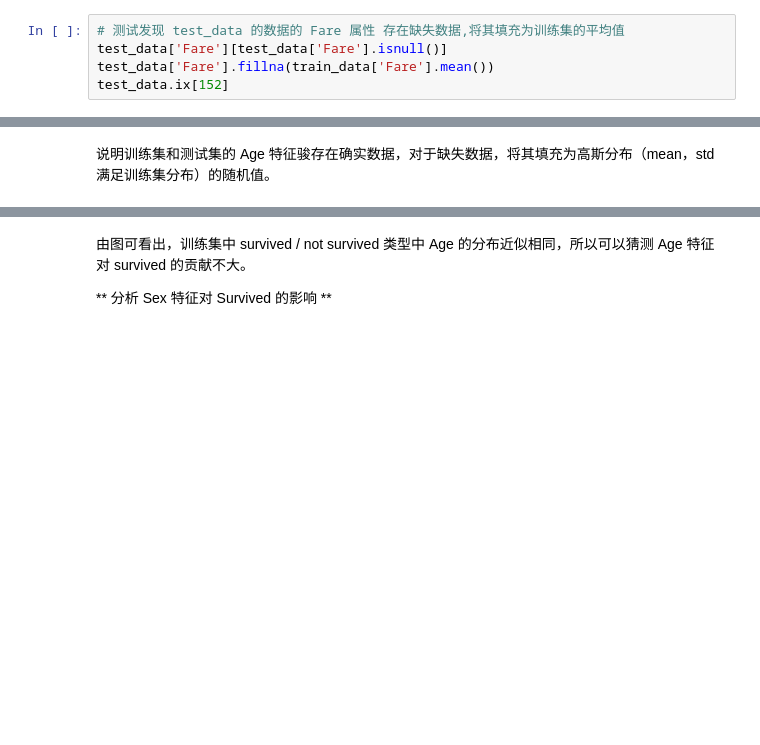
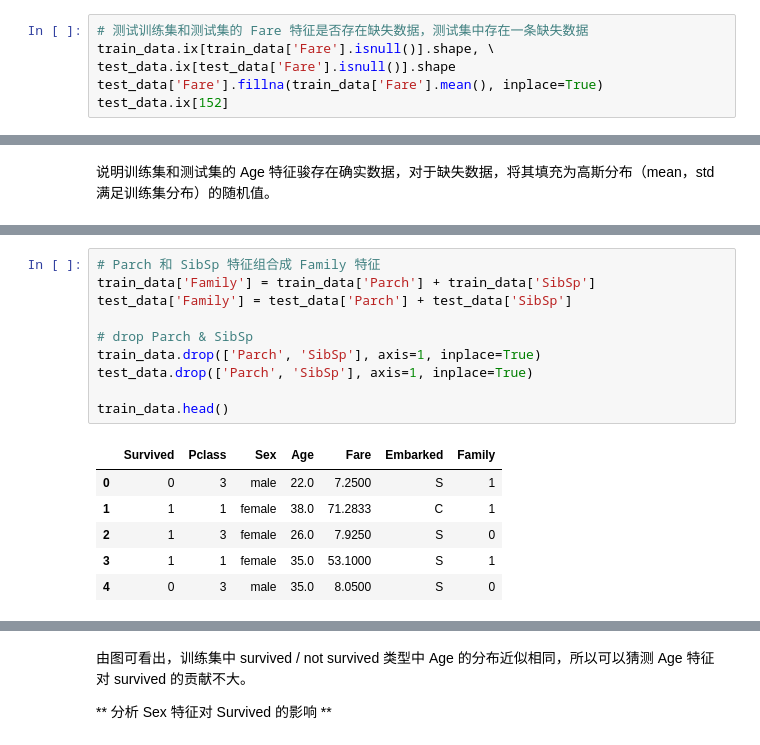
Before and after one commit to SunnyMarkLiu/Kaggle_Titanic, a Jupyter notebook: Analyse_Datasets.ipynb, the cells around one changed output, grey strips where cells are left out. Drawn from its saved outputs; the diff is of its cells as text; blank space fills up the shorter version.

```diff
--- a/Analyse_Datasets.ipynb
+++ b/Analyse_Datasets.ipynb
@@ -118,8 +134,9 @@ sns.barplot(x='Embarked', y='Survived', data=train_data, order=['S','C','Q'], ax
 
 ** 分析 Fare 特征对 Survived 的影响 **
 # %%
-# 测试发现 test_data 的数据的 Fare 属性 存在缺失数据,将其填充为训练集的平均值
-test_data['Fare'][test_data['Fare'].isnull()]
-test_data['Fare'].fillna(train_data['Fare'].mean())
+# 测试训练集和测试集的 Fare 特征是否存在缺失数据，测试集中存在一条缺失数据
+train_data.ix[train_data['Fare'].isnull()].shape, \
+test_data.ix[test_data['Fare'].isnull()].shape
+test_data['Fare'].fillna(train_data['Fare'].mean(), inplace=True)
 test_data.ix[152]
 # %% [output]
@@ -225,0 +265,17 @@ sns.barplot(x='Age', y='Survived', data=average_age)
+# %%
+# Parch 和 SibSp 特征组合成 Family 特征
+train_data['Family'] = train_data['Parch'] + train_data['SibSp']
+test_data['Family'] = test_data['Parch'] + test_data['SibSp']
+
+# drop Parch & SibSp
+train_data.drop(['Parch', 'SibSp'], axis=1, inplace=True)
+test_data.drop(['Parch', 'SibSp'], axis=1, inplace=True)
+
+train_data.head()
+# %% [output]
+|  | Survived | Pclass | Sex | Age | Fare | Embarked | Family |
+| 0 | 0 | 3 | male | 22.0 | 7.2500 | S | 1 |
+| 1 | 1 | 1 | female | 38.0 | 71.2833 | C | 1 |
+| 2 | 1 | 3 | female | 26.0 | 7.9250 | S | 0 |
+| 3 | 1 | 1 | female | 35.0 | 53.1000 | S | 1 |
+| 4 | 0 | 3 | male | 35.0 | 8.0500 | S | 0 |
```
Also changed, not shown: parts of 24 cells of this notebook.
